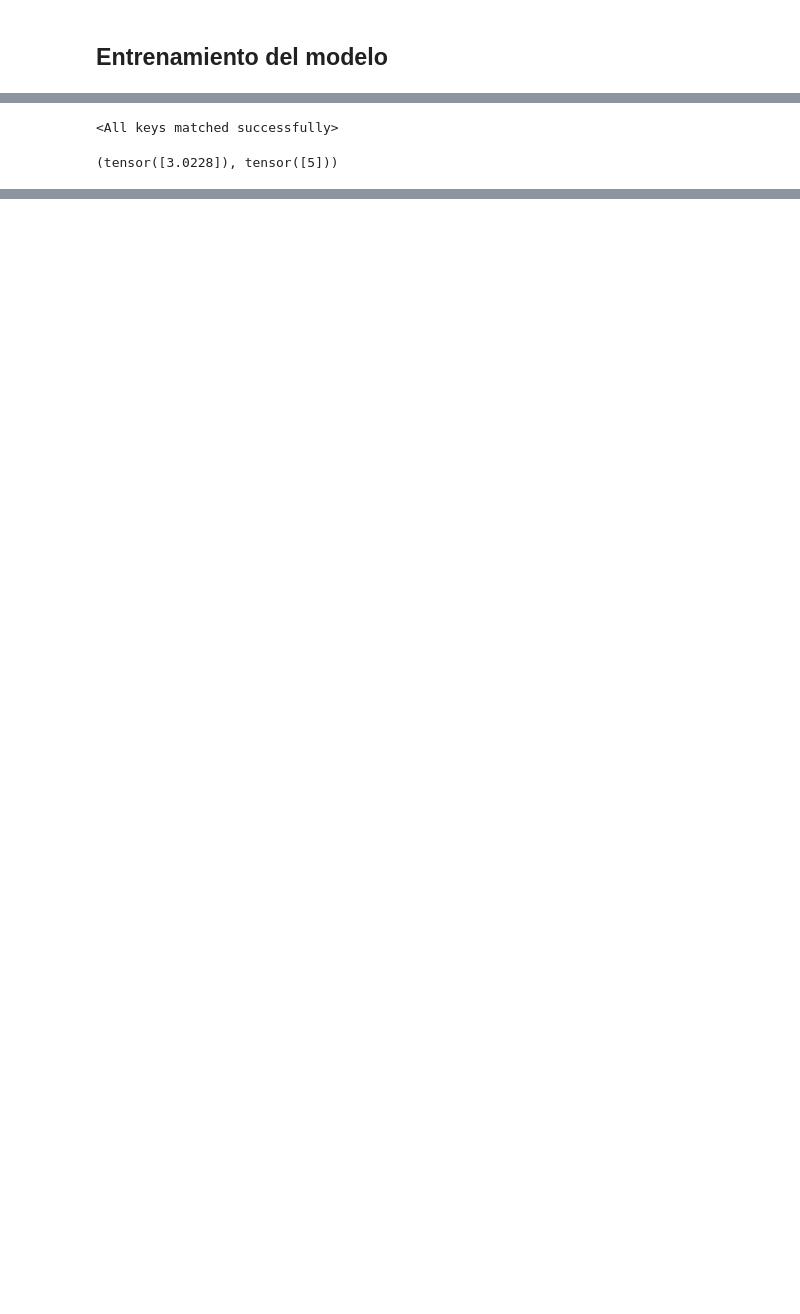
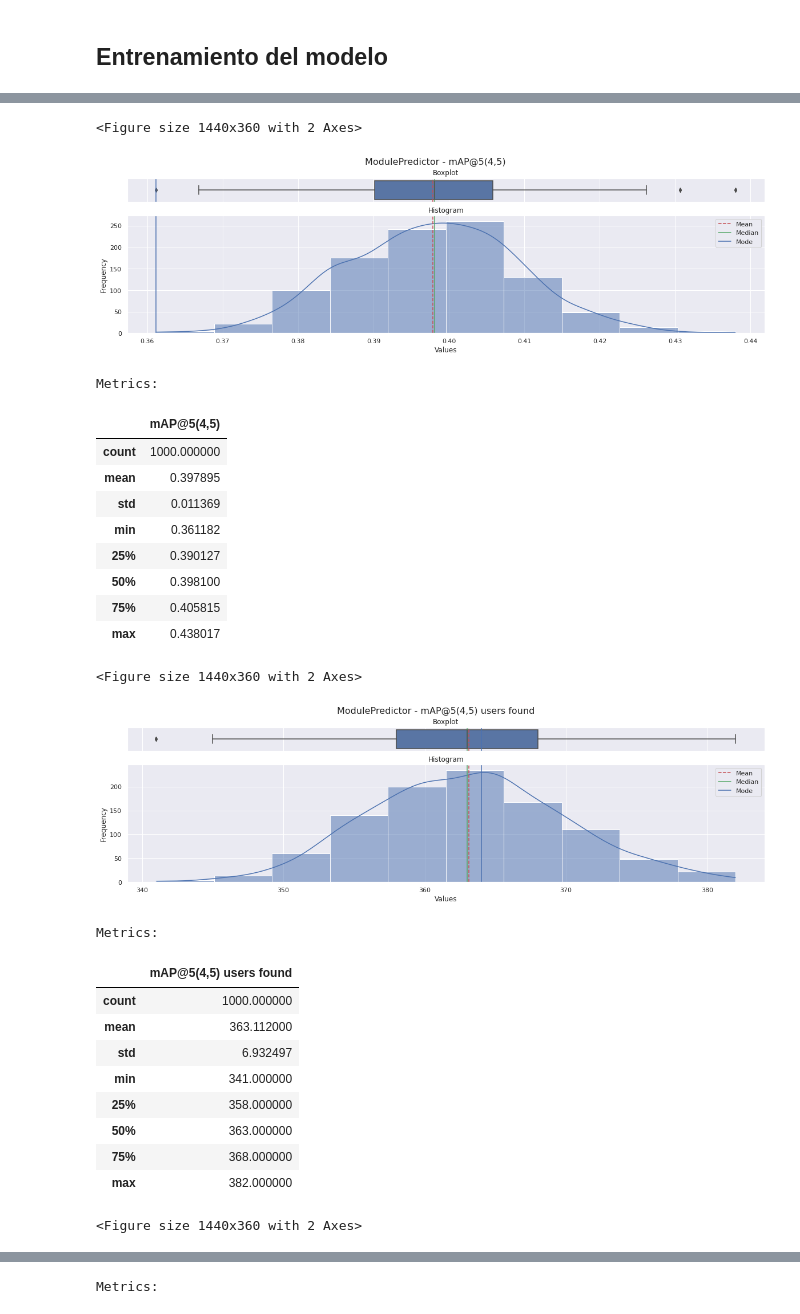
Before and after one commit to adrianmarino/thesis-paper, a Jupyter notebook: notebooks/models_deep_fm.ipynb, the cells around one changed output, grey strips where cells are left out. Cells and saved outputs as stored; diff of their text form; code cells hidden in the pictures; blank space fills up the shorter version.

Commit message:
feat: adjust deep fm model

```diff
--- a/notebooks/models_deep_fm.ipynb
+++ b/notebooks/models_deep_fm.ipynb
@@ -90,7 +90,7 @@ dataset = ds.MovieLensTMDBDatasetFactory.from_path(
     transform=features_fn,
     target_transform=target_fn,
     device=cpu,
-    filter_fn = lambda df: df[(df['user_movie_rating_year'] >= 2014) & (df['user_movie_rating_year'] <= 2019)]
+    filter_fn = lambda df: df[(df['user_movie_rating_year'] >= 1990) & (df['user_movie_rating_year'] <= 2019)]
 )
 dataset.info
 # %% [output]
@@ -124,8 +124,7 @@ train_set, eval_set = dataset.split_train_eval(split_year=2018)
 # %%
 params = Bunch({
     'lr': 0.0001,
-    'lr_patience': 5,
-    'epochs': 10,
+    'epochs': 8,
     'embedding_size': 50,
     'units_per_layer': [50, 10],
     'dropout': 0.2,
@@ -196,5 +208,0 @@ result = model.fit(
-# %%
-PATH = '../weights/2022-05-20_21-29-47--experiment--epoch_10--val_loss_0.9187018275260925.pt'
-model.load_state_dict(torch.load(PATH))
-# %% [output]
-<All keys matched successfully>
@@ -203,19 +209,48 @@ deep_fm_predictor = ml.ModulePredictor(model)
-# %%
-observation = eval_set.features[100]
-
-deep_fm_predictor.predict(observation[0].item(), observation[1].item()), eval_set.targets[100]
-# %% [output]
-(tensor([3.0228]), tensor([5]))
 # %%
+PATH = '../weights/2022-05-24_11-16-34--experiment--epoch_4--val_loss_0.9845576882362366.pt'
+model.load_state_dict(torch.load(PATH))
+
+deep_fm_predictor = ml.ModulePredictor(model)
+
 validator = ml.Validator(
-    n_samples  = 1000,
+    n_samples  = 500,
     batch_size = 10000,
     metrics    = [
+        mt.RMSE(),
         mt.MeanAveragePrecisionAtk(user_index=0, k=5, discretizer=dr.between(4, 5))
     ],
     predictors = [deep_fm_predictor]
 )
 
 summary = validator.validate(eval_set)
 
 summary.save('../metrics/deep_fm_predictor')
+summary = ml.ValidatorSummary.load('../metrics/deep_fm_predictor')
+
+summary.plot(bins=10, show_table=True)
+# %% [output]
+<Figure size 1440x360 with 2 Axes>
+[figure, added]
+Metrics:
+|  | mAP@5(4,5) |
+| count | 1000.000000 |
+| mean | 0.397895 |
+| std | 0.011369 |
+| min | 0.361182 |
+| 25% | 0.390127 |
+| 50% | 0.398100 |
+| 75% | 0.405815 |
+| max | 0.438017 |
+<Figure size 1440x360 with 2 Axes>
+[figure, added]
+Metrics:
+|  | mAP@5(4,5) users found |
+| count | 1000.000000 |
+| mean | 363.112000 |
+| std | 6.932497 |
+| min | 341.000000 |
+| 25% | 358.000000 |
+| 50% | 363.000000 |
+| 75% | 368.000000 |
+| max | 382.000000 |
+<Figure size 1440x360 with 2 Axes>
@@ -221,0 +258 @@ summary.save('../metrics/deep_fm_predictor')
+Metrics:
```
Also changed, not shown: parts of 9 cells of this notebook, 12 other files.
